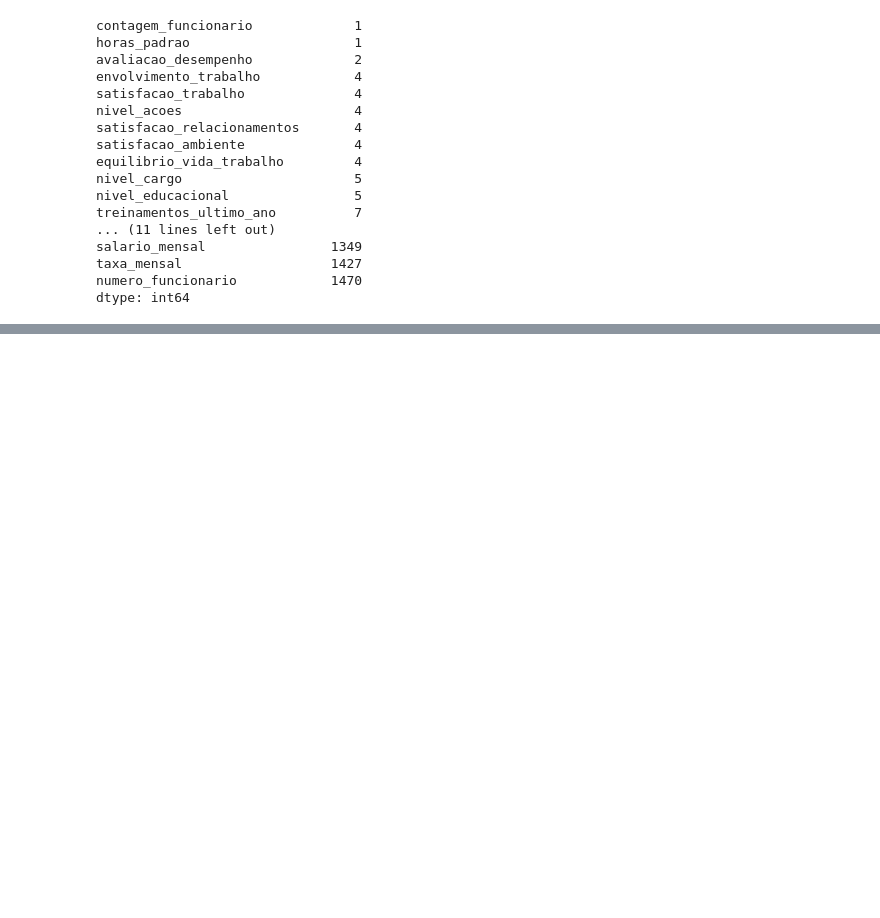
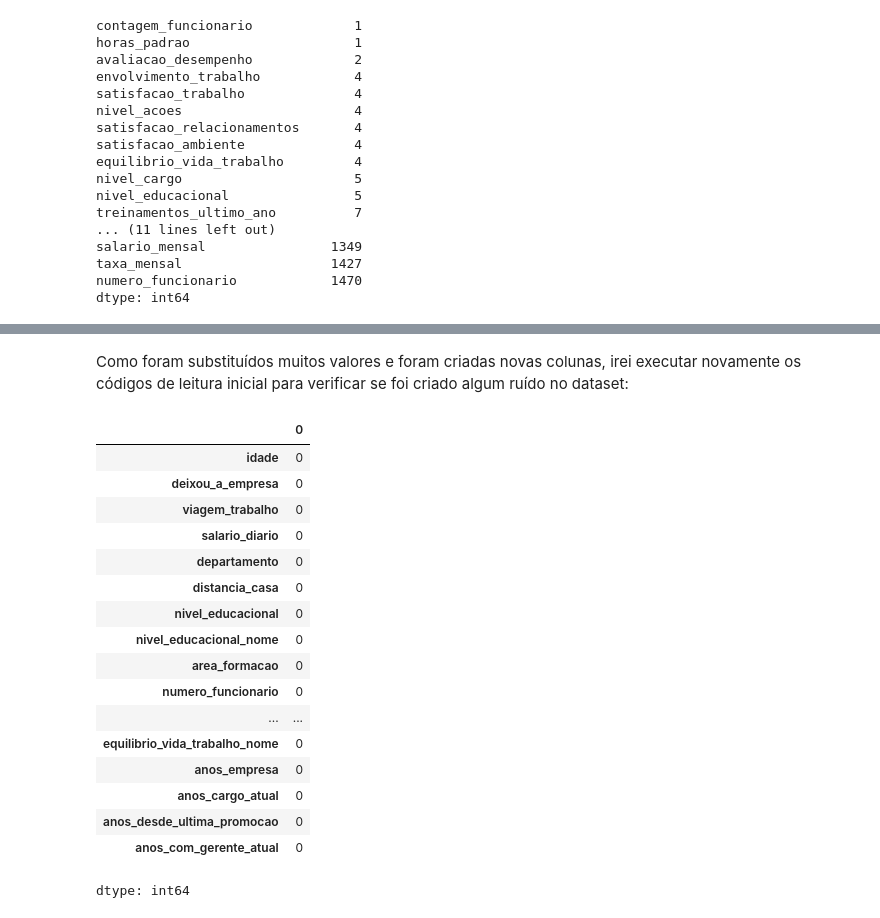
Before and after one commit to marianamartins228/ProjetoBootcampRestart2025, a Jupyter notebook: Projeto_Bootcamp_Restart_Data_Girls_2025.ipynb, the cells around one changed output, grey strips where cells are left out. Drawn from its saved outputs; the diff is of its cells as text; code cells hidden in the pictures; blank space fills up the shorter version.

```diff
--- a/Projeto_Bootcamp_Restart_Data_Girls_2025.ipynb
+++ b/Projeto_Bootcamp_Restart_Data_Girls_2025.ipynb
@@ -296,0 +407,23 @@ nivel_educacional
+# %% [markdown]
+Como foram substituídos muitos valores e foram criadas novas colunas, irei executar novamente os códigos de leitura inicial para verificar se foi criado algum ruído no dataset:
+# %%
+df.isnull().sum()
+# %% [output]
+|  | 0 |
+| idade | 0 |
+| deixou_a_empresa | 0 |
+| viagem_trabalho | 0 |
+| salario_diario | 0 |
+| departamento | 0 |
+| distancia_casa | 0 |
+| nivel_educacional | 0 |
+| nivel_educacional_nome | 0 |
+| area_formacao | 0 |
+| numero_funcionario | 0 |
+| ... | ... |
+| equilibrio_vida_trabalho_nome | 0 |
+| anos_empresa | 0 |
+| anos_cargo_atual | 0 |
+| anos_desde_ultima_promocao | 0 |
+| anos_com_gerente_atual | 0 |
+dtype: int64
```
Also changed, not shown: parts of 27 cells of this notebook.
